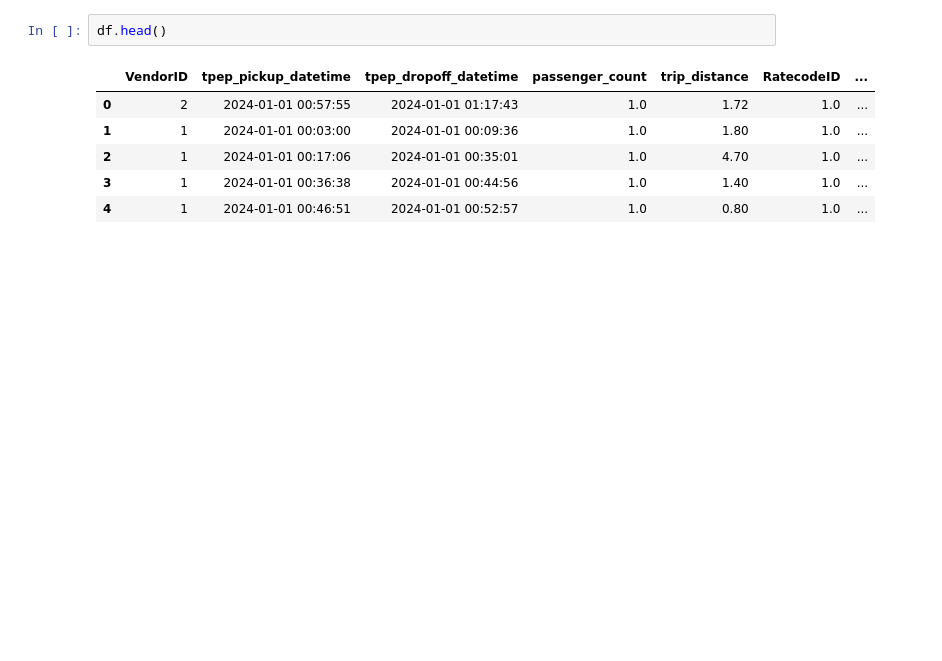
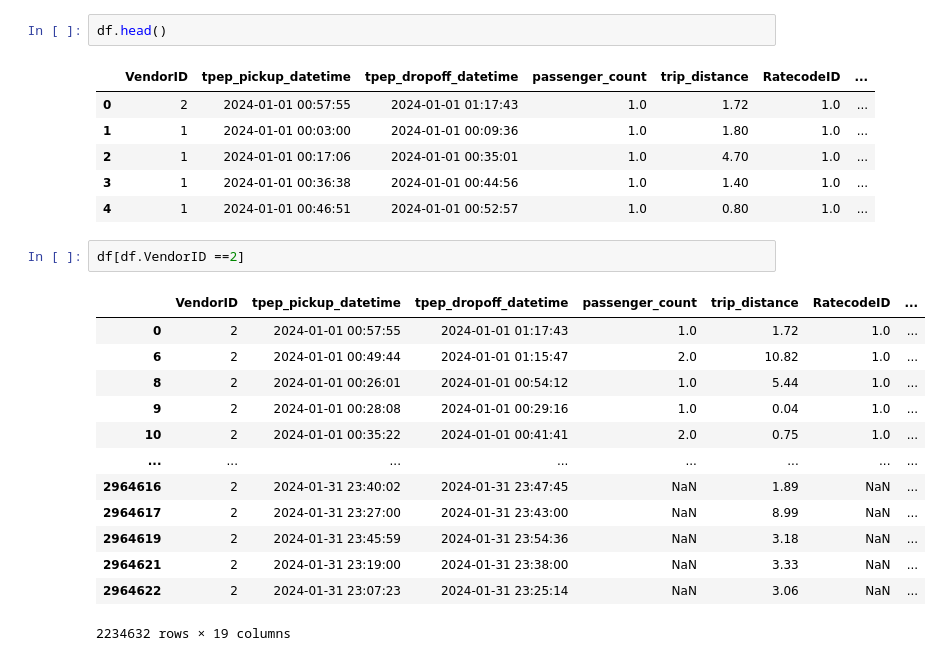
Before and after one commit to sergiocancan/mlops-zoomcamp, a Jupyter notebook: 01-intro/homework.ipynb, the cells around one changed output. Cells and saved outputs as stored; diff of their text form; blank space fills up the shorter version.

```diff
--- a/01-intro/homework.ipynb
+++ b/01-intro/homework.ipynb
@@ -23,3 +23,19 @@ df.head()
 | 2 | 1 | 2024-01-01 00:17:06 | 2024-01-01 00:35:01 | 1.0 | 4.70 | 1.0 | ... |
 | 3 | 1 | 2024-01-01 00:36:38 | 2024-01-01 00:44:56 | 1.0 | 1.40 | 1.0 | ... |
 | 4 | 1 | 2024-01-01 00:46:51 | 2024-01-01 00:52:57 | 1.0 | 0.80 | 1.0 | ... |
+# %%
+df[df.VendorID ==2]
+# %% [output]
+|  | VendorID | tpep_pickup_datetime | tpep_dropoff_datetime | passenger_count | trip_distance | RatecodeID | ... |
+| 0 | 2 | 2024-01-01 00:57:55 | 2024-01-01 01:17:43 | 1.0 | 1.72 | 1.0 | ... |
+| 6 | 2 | 2024-01-01 00:49:44 | 2024-01-01 01:15:47 | 2.0 | 10.82 | 1.0 | ... |
+| 8 | 2 | 2024-01-01 00:26:01 | 2024-01-01 00:54:12 | 1.0 | 5.44 | 1.0 | ... |
+| 9 | 2 | 2024-01-01 00:28:08 | 2024-01-01 00:29:16 | 1.0 | 0.04 | 1.0 | ... |
+| 10 | 2 | 2024-01-01 00:35:22 | 2024-01-01 00:41:41 | 2.0 | 0.75 | 1.0 | ... |
+| ... | ... | ... | ... | ... | ... | ... | ... |
+| 2964616 | 2 | 2024-01-31 23:40:02 | 2024-01-31 23:47:45 | NaN | 1.89 | NaN | ... |
+| 2964617 | 2 | 2024-01-31 23:27:00 | 2024-01-31 23:43:00 | NaN | 8.99 | NaN | ... |
+| 2964619 | 2 | 2024-01-31 23:45:59 | 2024-01-31 23:54:36 | NaN | 3.18 | NaN | ... |
+| 2964621 | 2 | 2024-01-31 23:19:00 | 2024-01-31 23:38:00 | NaN | 3.33 | NaN | ... |
+| 2964622 | 2 | 2024-01-31 23:07:23 | 2024-01-31 23:25:14 | NaN | 3.06 | NaN | ... |
+2234632 rows × 19 columns
```
Also changed, not shown: parts of 24 cells of this notebook, 1 other file.
